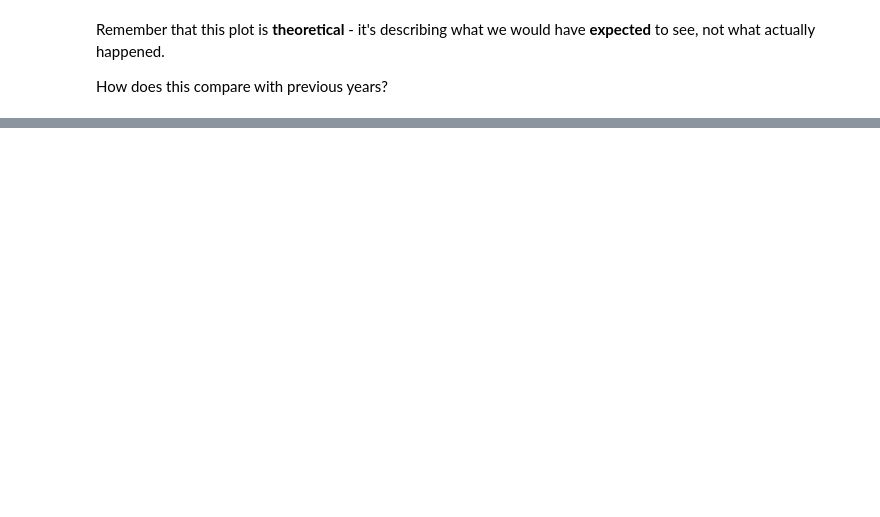
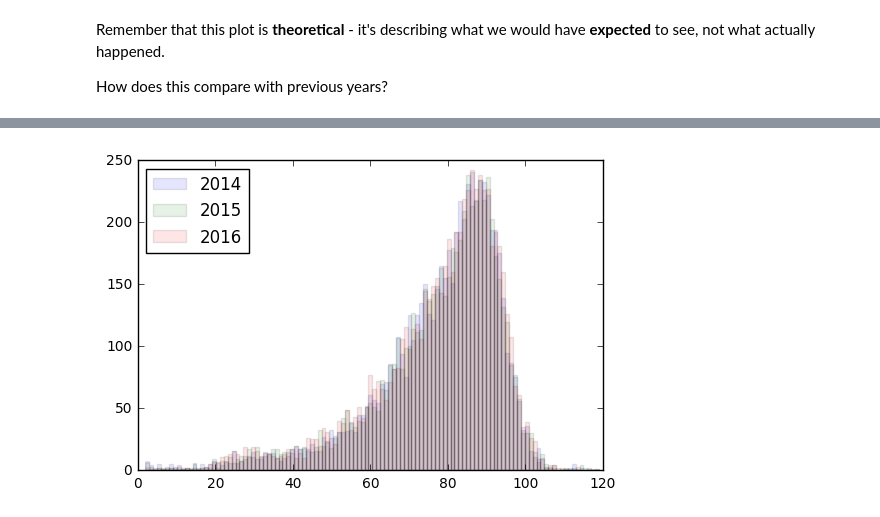
Before and after one commit to nowaycomputer/2016_celebs, a Jupyter notebook: 2016 Celebrity Deaths.ipynb, the cells around one changed output, grey strips where cells are left out. Saved outputs shown, nothing was run; the diff lists cells and outputs as text; code cells hidden in the pictures; blank space fills up the shorter version.

```diff
--- a/2016 Celebrity Deaths.ipynb
+++ b/2016 Celebrity Deaths.ipynb
@@ -175,31 +202,6 @@ aq.set_title('Cumulative expected deaths of actual 2016 deaths')
 Remember that this plot is **theoretical** - it's describing what we would have **expected** to see, not what actually happened.
 
 How does this compare with previous years?
-# %%
-# A function to get a list of death dates from wikipedia's 'Death in
-# XXXX Page - returns a list of ages at death
-def get_year_deaths(year):
-    ages=[]
-    months = []
-    # Get a list of months
-    for i in range(1,13):
-        months.append((dt.date(2016, i, 1).strftime('%B')))
-    expr = re.compile('\d+')
-
-    # For each month
-    for m in months:
-        with urllib.request.urlopen('https://en.wikipedia.org/wiki/Deaths_in_'+m+'_'+str(year)) as response:
-            soup = BeautifulSoup(response,'html5lib')
-            data = soup.findAll('div',attrs={'class':'mw-content-ltr'})
-            for div in data:
-                search = div.findAll('li')
-                for s in search:
-                    if re.match("^[a-zA-Z]+.*", s.text):
-                        if(s.text[0].isalpha()):
-                            if(len(re.findall('\d+', s.text))>0):
-                                if(int(re.findall('\d+', s.text)[0])<120):
-                                    ages.append(int(re.findall('\d+', s.text)[0]))
-    return ages
 # %%
 deaths_2015=get_year_deaths(2015)
 # %%
@@ -266,18 +289,20 @@ az.set_title('Distribution of ages of 2010 Deaths')
 # %%
 
-bins = np.linspace(min(s_2010),max(s_2010), int((max(s_2010)-min(s_2010))))
+bins = np.linspace(min(s_2013),max(s_2013), int((max(s_2013)-min(s_2013))))
 #bins = np.linspace(20,60, 40)
 
 
 #plt.hist(s_2010, bins, alpha=0.2, label='2010')
 #plt.hist(s_2011, bins, alpha=0.2, label='2011')
 #plt.hist(s_2012, bins, alpha=0.2, label='2012')
 #plt.hist(s_2013, bins, alpha=0.2, label='2013')
 plt.hist(s_2014, bins, alpha=0.1, label='2014')
 plt.hist(s_2015, bins, alpha=0.1, label='2015')
 plt.hist(s_2016_all, bins, alpha=0.1, label='2016')
 plt.legend(loc='upper left')
 plt.show()
+# %% [output]
+[figure, added]
 # %%
 # Two subplots, unpack the axes array immediately
 f, (ax0,ax1, ax2,ax3) = plt.subplots(1, 4, sharey=True)
```
Also changed, not shown: parts of 29 cells of this notebook.
